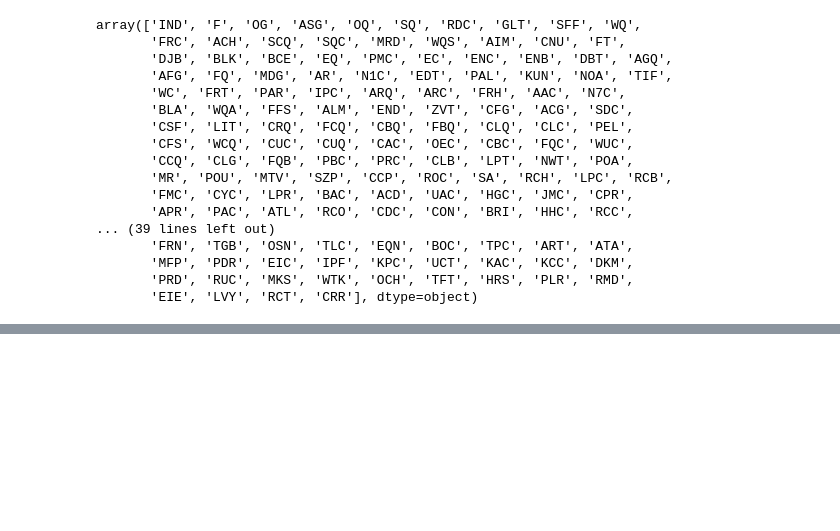
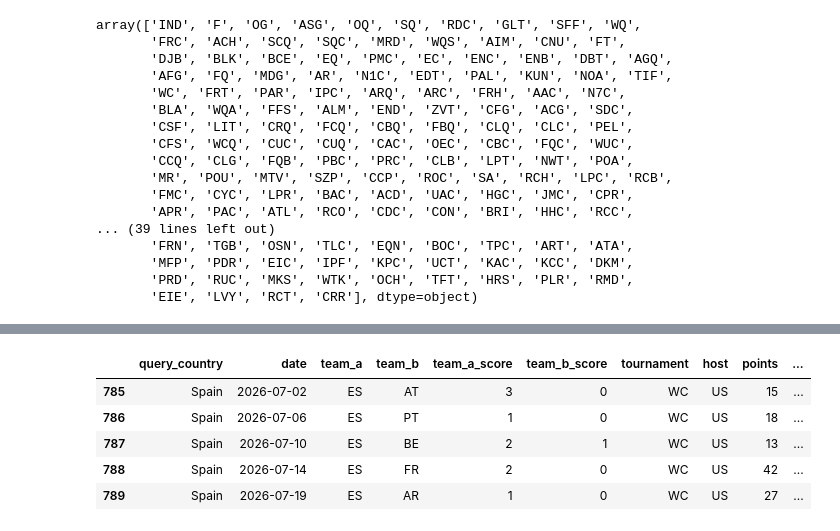
Before and after one commit to jlnsmith2001/world_cup_prediction_platform, a Jupyter notebook: notebooks/elo_rating_setup.ipynb, the cells around one changed output, grey strips where cells are left out. Drawn from its saved outputs; the diff is of its cells as text; code cells hidden in the pictures; blank space fills up the shorter version.

Commit message:
merge / clean elo and international_matches.ipynb

```diff
--- a/notebooks/elo_rating_setup.ipynb
+++ b/notebooks/elo_rating_setup.ipynb
@@ -299,0 +321,11 @@ array(['IND', 'F', 'OG', 'ASG', 'OQ', 'SQ', 'RDC', 'GLT', 'SFF', 'WQ',
+# %%
+spain = eloratings.country_matches_data("Spain")
+
+spain.tail(5)
+# %% [output]
+|  | query_country | date | team_a | team_b | team_a_score | team_b_score | tournament | host | points | ... |
+| 785 | Spain | 2026-07-02 | ES | AT | 3 | 0 | WC | US | 15 | ... |
+| 786 | Spain | 2026-07-06 | ES | PT | 1 | 0 | WC | US | 18 | ... |
+| 787 | Spain | 2026-07-10 | ES | BE | 2 | 1 | WC | US | 13 | ... |
+| 788 | Spain | 2026-07-14 | ES | FR | 2 | 0 | WC | US | 42 | ... |
+| 789 | Spain | 2026-07-19 | ES | AR | 1 | 0 | WC | US | 27 | ... |
```
Also changed, not shown: parts of 9 cells of this notebook, 5 other files.
